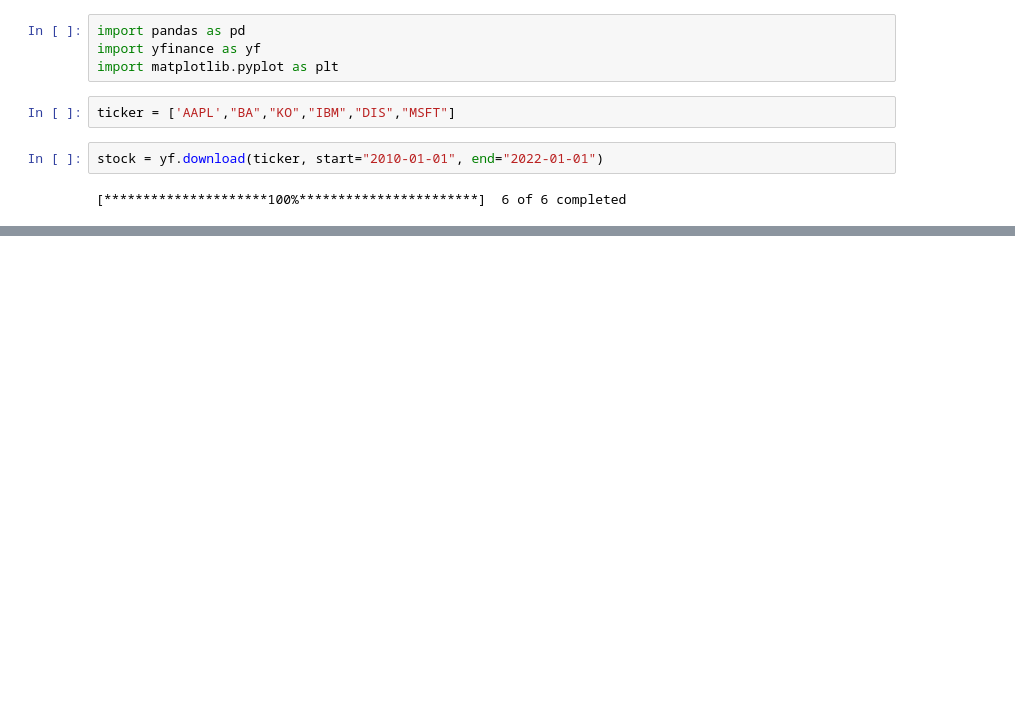
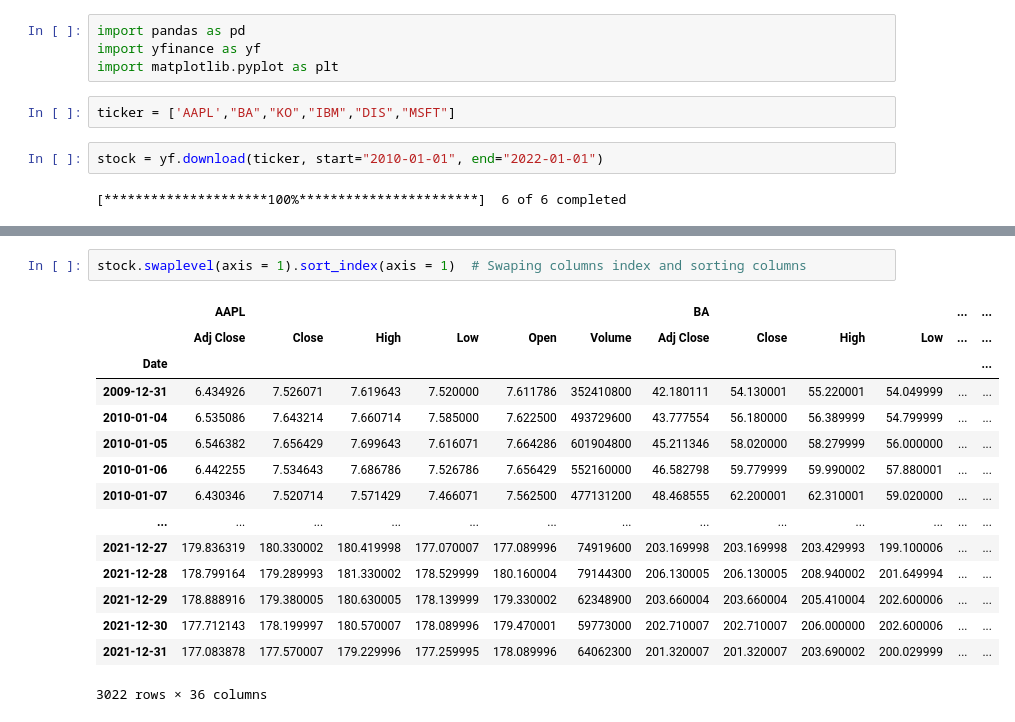
Before and after one commit to amarendra-singh/FinancePython, a Jupyter notebook: yFinance.ipynb, the cells around one changed output, grey strips where cells are left out. Cells and saved outputs as stored; diff of their text form; blank space fills up the shorter version.

```diff
--- a/yFinance.ipynb
+++ b/yFinance.ipynb
@@ -65,0 +147,18 @@ stock = yf.download(ticker, start="2010-01-01", end="2022-01-01")
+# %%
+stock.swaplevel(axis = 1).sort_index(axis = 1)  # Swaping columns index and sorting columns
+# %% [output]
+|  | AAPL |  |  |  |  |  | BA |  |  |  | ... | ... |
+|  | Adj Close | Close | High | Low | Open | Volume | Adj Close | Close | High | Low | ... | ... |
+| Date |  |  |  |  |  |  |  |  |  |  |  | ... |
+| 2009-12-31 | 6.434926 | 7.526071 | 7.619643 | 7.520000 | 7.611786 | 352410800 | 42.180111 | 54.130001 | 55.220001 | 54.049999 | ... | ... |
+| 2010-01-04 | 6.535086 | 7.643214 | 7.660714 | 7.585000 | 7.622500 | 493729600 | 43.777554 | 56.180000 | 56.389999 | 54.799999 | ... | ... |
+| 2010-01-05 | 6.546382 | 7.656429 | 7.699643 | 7.616071 | 7.664286 | 601904800 | 45.211346 | 58.020000 | 58.279999 | 56.000000 | ... | ... |
+| 2010-01-06 | 6.442255 | 7.534643 | 7.686786 | 7.526786 | 7.656429 | 552160000 | 46.582798 | 59.779999 | 59.990002 | 57.880001 | ... | ... |
+| 2010-01-07 | 6.430346 | 7.520714 | 7.571429 | 7.466071 | 7.562500 | 477131200 | 48.468555 | 62.200001 | 62.310001 | 59.020000 | ... | ... |
+| ... | ... | ... | ... | ... | ... | ... | ... | ... | ... | ... | ... | ... |
+| 2021-12-27 | 179.836319 | 180.330002 | 180.419998 | 177.070007 | 177.089996 | 74919600 | 203.169998 | 203.169998 | 203.429993 | 199.100006 | ... | ... |
+| 2021-12-28 | 178.799164 | 179.289993 | 181.330002 | 178.529999 | 180.160004 | 79144300 | 206.130005 | 206.130005 | 208.940002 | 201.649994 | ... | ... |
+| 2021-12-29 | 178.888916 | 179.380005 | 180.630005 | 178.139999 | 179.330002 | 62348900 | 203.660004 | 203.660004 | 205.410004 | 202.600006 | ... | ... |
+| 2021-12-30 | 177.712143 | 178.199997 | 180.570007 | 178.089996 | 179.470001 | 59773000 | 202.710007 | 202.710007 | 206.000000 | 202.600006 | ... | ... |
+| 2021-12-31 | 177.083878 | 177.570007 | 179.229996 | 177.259995 | 178.089996 | 64062300 | 201.320007 | 201.320007 | 203.690002 | 200.029999 | ... | ... |
+3022 rows × 36 columns
```
Also changed, not shown: parts of 11 cells of this notebook, 1 other file.
